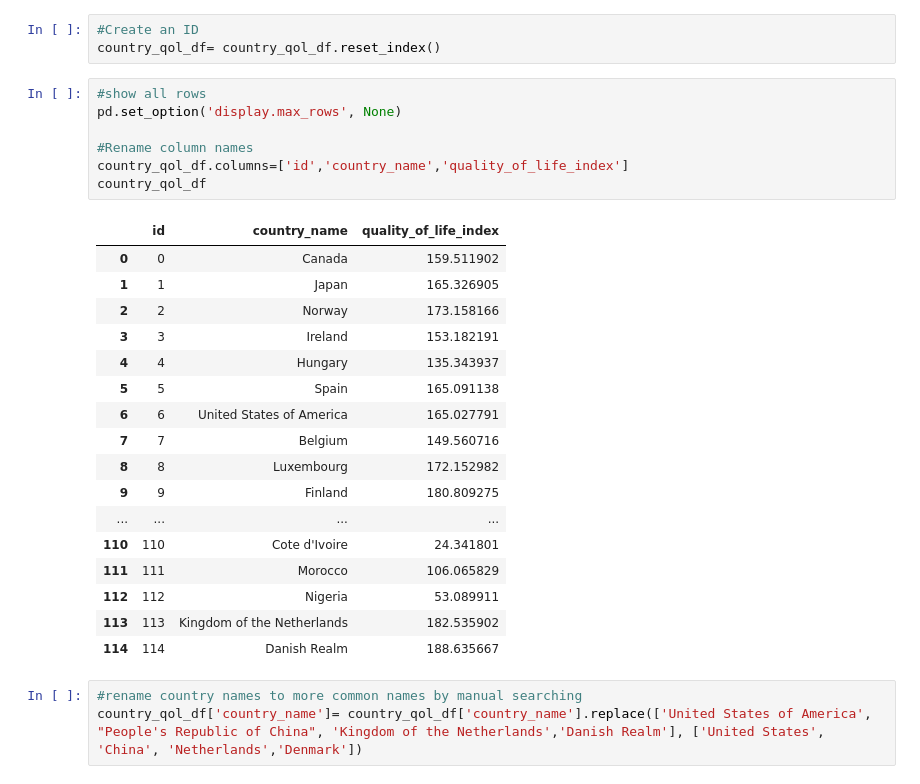
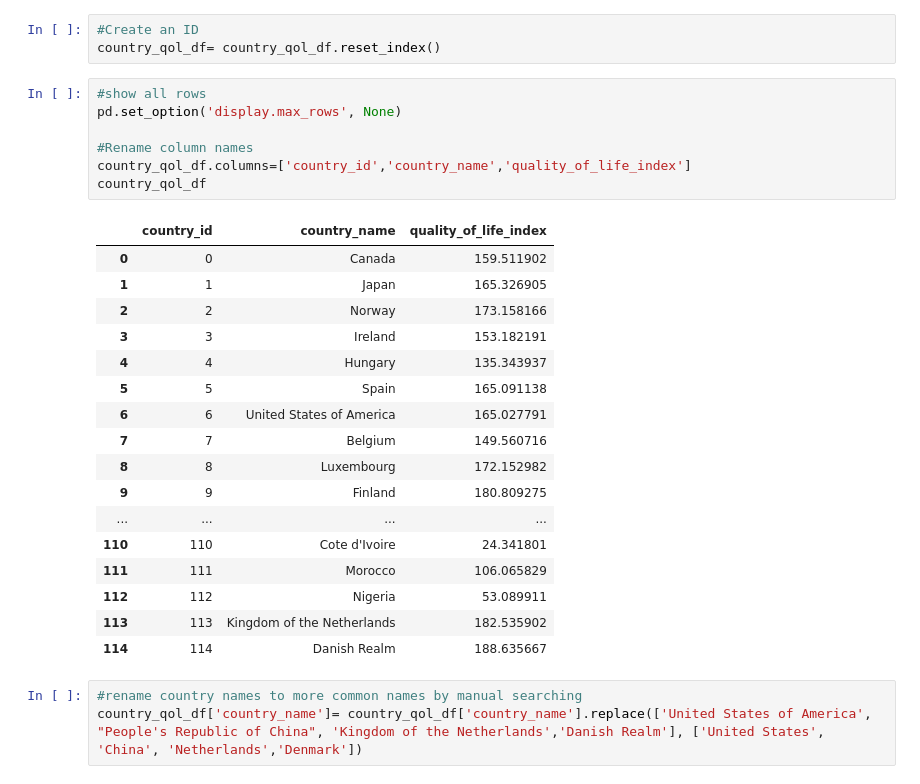
Before and after one commit to nickchuasl/Group_5_ETL_project2, a Jupyter notebook: Group_5_ETL_Project_2.ipynb, the cells around one changed output. Drawn from its saved outputs; the diff is of its cells as text.

```diff
--- a/Group_5_ETL_Project_2.ipynb
+++ b/Group_5_ETL_Project_2.ipynb
@@ -20,12 +24,12 @@ country_qol_df= country_qol_df.reset_index()
 # %%
 #show all rows
 pd.set_option('display.max_rows', None)
 
 #Rename column names
-country_qol_df.columns=['id','country_name','quality_of_life_index']
+country_qol_df.columns=['country_id','country_name','quality_of_life_index']
 country_qol_df
 # %% [output]
-|  | id | country_name | quality_of_life_index |
+|  | country_id | country_name | quality_of_life_index |
 | 0 | 0 | Canada | 159.511902 |
 | 1 | 1 | Japan | 165.326905 |
 | 2 | 2 | Norway | 173.158166 |
```
Also changed, not shown: parts of 28 cells of this notebook, 1 other file.
